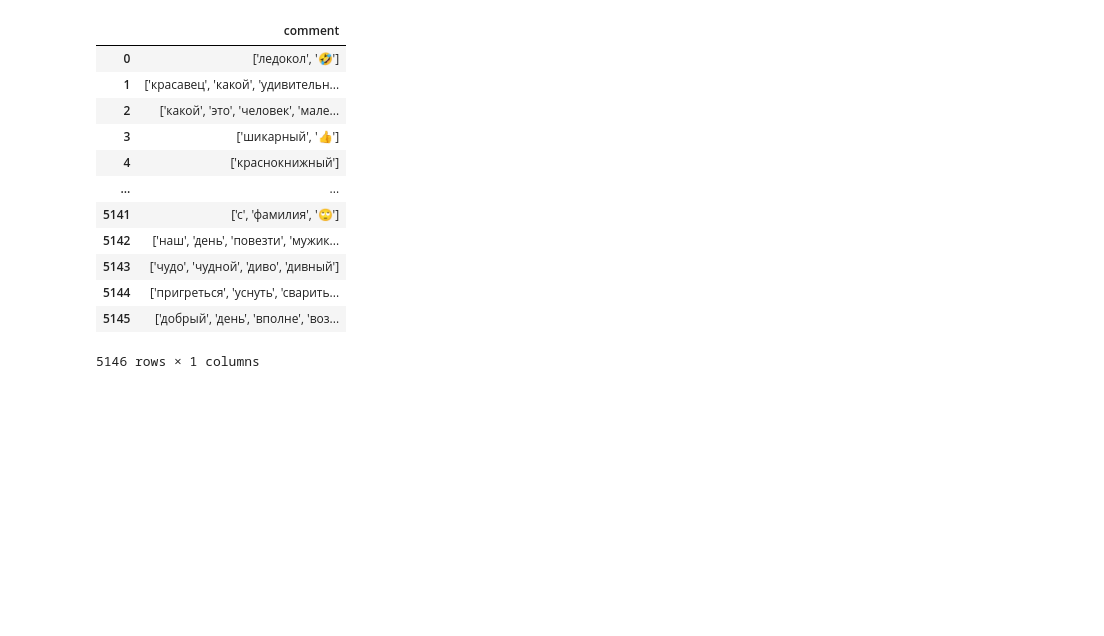
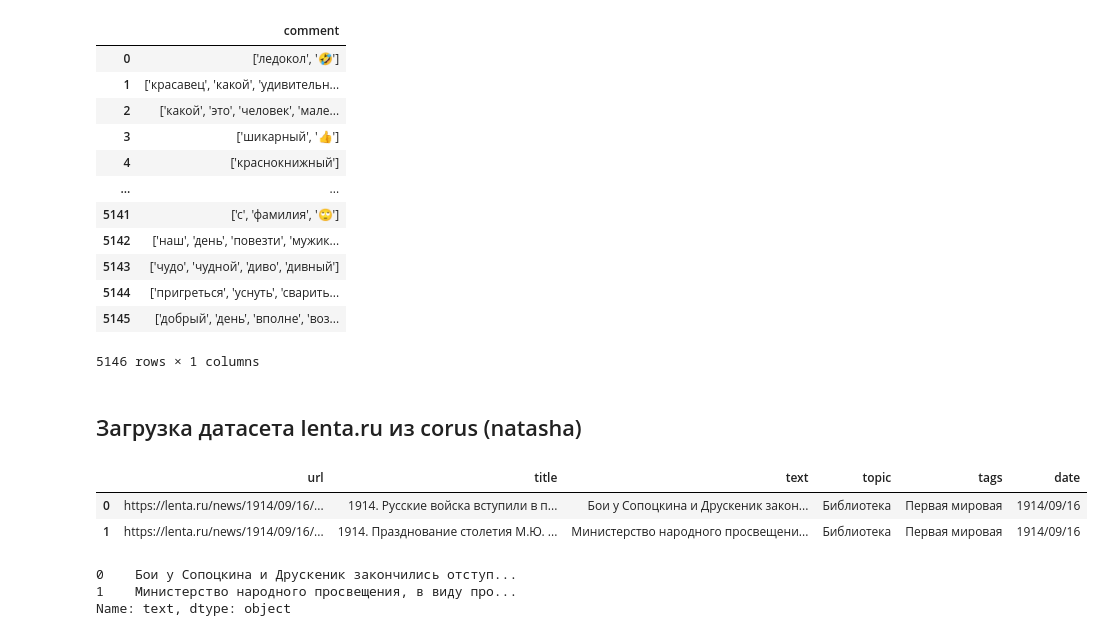
Before and after one commit to maximvscow/vk_data, a Jupyter notebook: model.ipynb, the cells around one changed output. Saved outputs shown, nothing was run; the diff lists cells and outputs as text; code cells hidden in the pictures; blank space fills up the shorter version.

Commit message:
lenta_data loaded

```diff
--- a/model.ipynb
+++ b/model.ipynb
@@ -225,3 +225,19 @@ comments
 | 5144 | ['пригреться', 'уснуть', 'сварить... |
 | 5145 | ['добрый', 'день', 'вполне', 'воз... |
 5146 rows × 1 columns
+# %% [markdown]
+## Загрузка датасета lenta.ru из corus (natasha)
+# %%
+lenta_data = pd.read_csv('datasets/lenta-ru-news.csv')
+# %%
+lenta_data.head(2)
+# %% [output]
+|  | url | title | text | topic | tags | date |
+| 0 | https://lenta.ru/news/1914/09/16/... | 1914. Русские войска вступили в п... | Бои у Сопоцкина и Друскеник закон... | Библиотека | Первая мировая | 1914/09/16 |
+| 1 | https://lenta.ru/news/1914/09/16/... | 1914. Празднование столетия М.Ю. ... | Министерство народного просвещени... | Библиотека | Первая мировая | 1914/09/16 |
+# %%
+lenta_data.head(2)['text']
+# %% [output]
+0    Бои у Сопоцкина и Друскеник закончились отступ...
+1    Министерство народного просвещения, в виду про...
+Name: text, dtype: object
```
Also changed, not shown: parts of 2 cells of this notebook.
